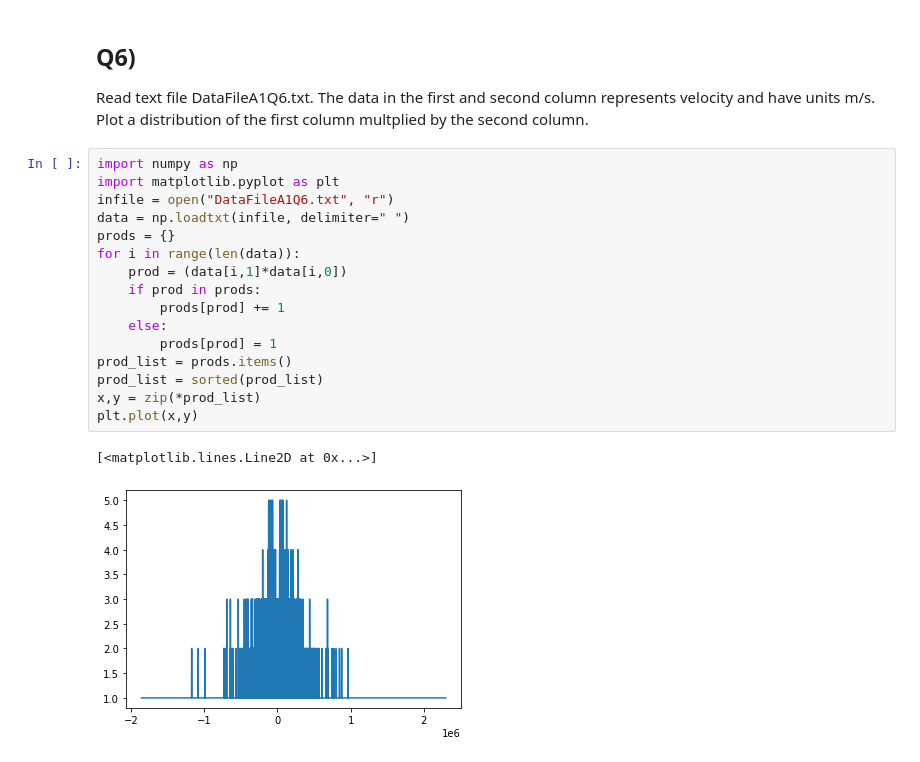
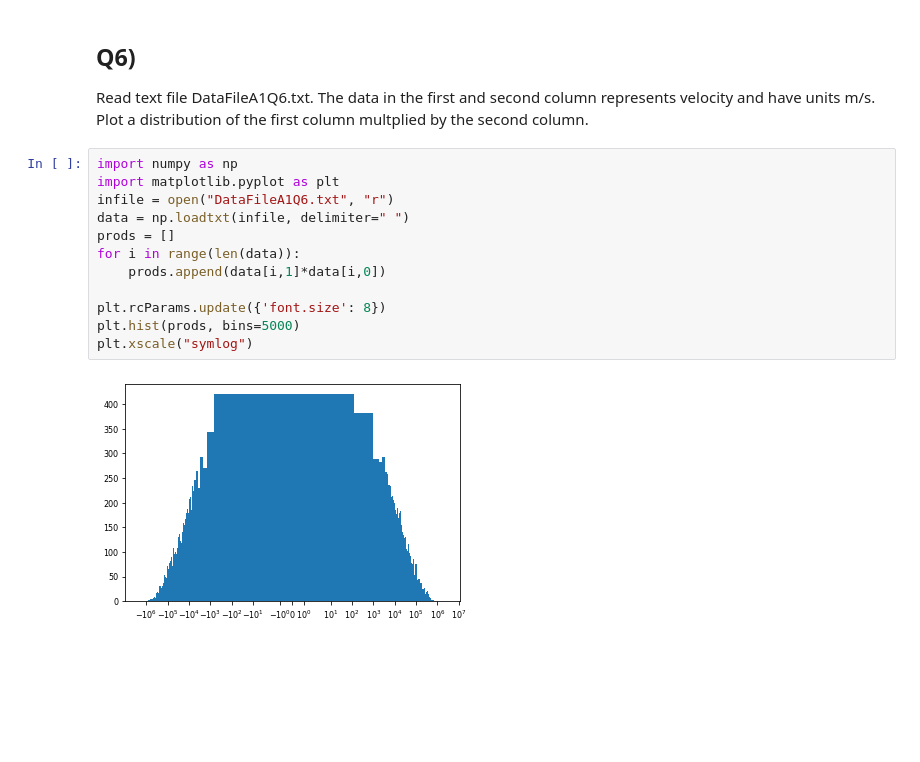
Before and after one commit to Shaquible/ENPH-252, a Jupyter notebook: Assignment1/Assignment1.ipynb, the cells around one changed output. Cells and saved outputs as stored; diff of their text form; blank space fills up the shorter version.

Commit message:
updated histogram

```diff
--- a/Assignment1/Assignment1.ipynb
+++ b/Assignment1/Assignment1.ipynb
@@ -120,19 +120,14 @@ Read text file DataFileA1Q6.txt.  The data in the first and second column repres
 # %%
 import numpy as np
 import matplotlib.pyplot as plt
 infile = open("DataFileA1Q6.txt", "r")
 data = np.loadtxt(infile, delimiter=" ")
-prods = {}
+prods = []
 for i in range(len(data)):
-    prod = (data[i,1]*data[i,0])
-    if prod in prods:
-        prods[prod] += 1
-    else:
-        prods[prod] = 1
-prod_list = prods.items()
-prod_list = sorted(prod_list)
-x,y = zip(*prod_list)
-plt.plot(x,y)
+    prods.append(data[i,1]*data[i,0])
+
+plt.rcParams.update({'font.size': 8})
+plt.hist(prods, bins=5000)
+plt.xscale("symlog")
 # %% [output]
-[<matplotlib.lines.Line2D at 0x...>]
-[figure, old version]
+[figure, new version]
```
